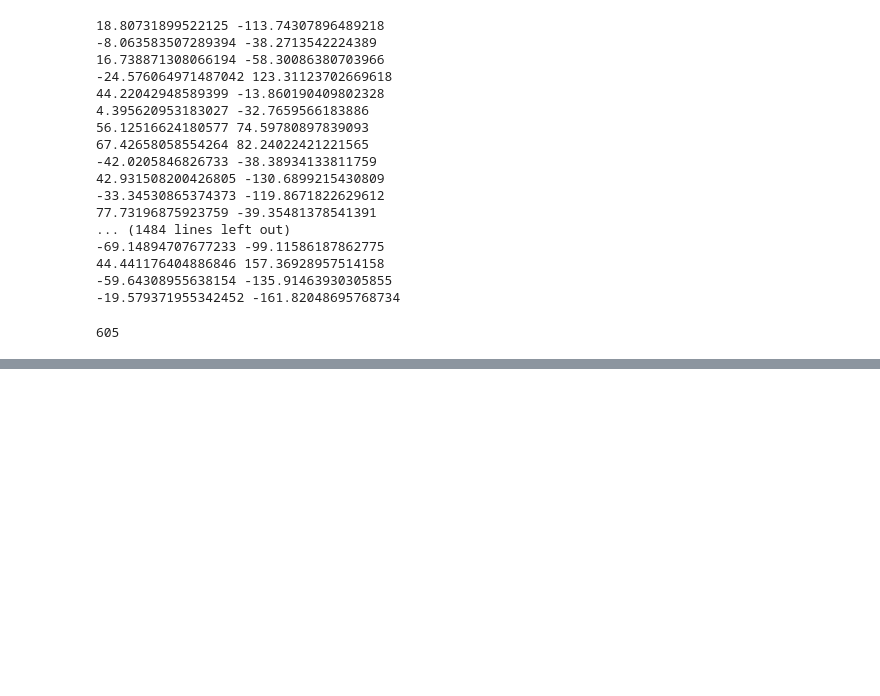
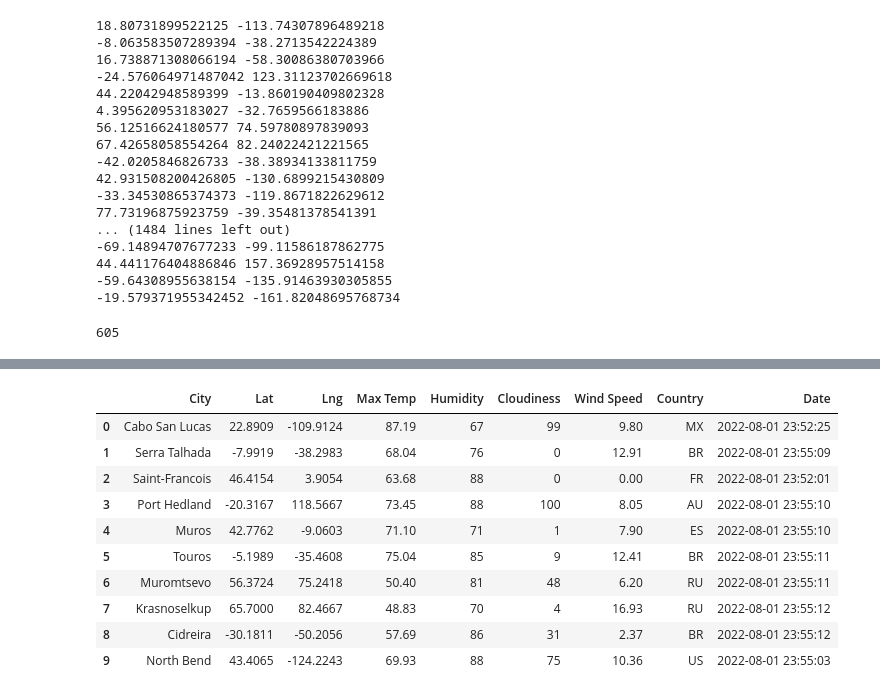
Before and after one commit to raulesqueda/World_Weather_Analysis, a Jupyter notebook: WeatherPy.ipynb, the cells around one changed output, grey strips where cells are left out. Drawn from its saved outputs; the diff is of its cells as text; code cells hidden in the pictures; blank space fills up the shorter version.

Commit message:
Modifying .gitignore and adding WeatherPy file

```diff
--- a/WeatherPy.ipynb
+++ b/WeatherPy.ipynb
@@ -54,0 +61,3 @@ len(cities)
+# %%
+# Starting URL for Weather Map API Call.
+url = "http://api.openweathermap.org/data/2.5/weather?units=Imperial&APPID=" + weather_api_key
@@ -54,0 +68,5 @@ len(cities)
+# %%
+# Create an endpoint URL for a city.
+city_url = url + "&q=" + "Boston"
+city_weather = requests.get(city_url)
+city_weather.json()
@@ -54,0 +204,16 @@ len(cities)
+# %%
+# Convert the array of dictionaries to a Pandas DataFrame.
+city_data_df = pd.DataFrame(city_data)
+city_data_df.head(10)
+# %% [output]
+|  | City | Lat | Lng | Max Temp | Humidity | Cloudiness | Wind Speed | Country | Date |
+| 0 | Cabo San Lucas | 22.8909 | -109.9124 | 87.19 | 67 | 99 | 9.80 | MX | 2022-08-01 23:52:25 |
+| 1 | Serra Talhada | -7.9919 | -38.2983 | 68.04 | 76 | 0 | 12.91 | BR | 2022-08-01 23:55:09 |
+| 2 | Saint-Francois | 46.4154 | 3.9054 | 63.68 | 88 | 0 | 0.00 | FR | 2022-08-01 23:52:01 |
+| 3 | Port Hedland | -20.3167 | 118.5667 | 73.45 | 88 | 100 | 8.05 | AU | 2022-08-01 23:55:10 |
+| 4 | Muros | 42.7762 | -9.0603 | 71.10 | 71 | 1 | 7.90 | ES | 2022-08-01 23:55:10 |
+| 5 | Touros | -5.1989 | -35.4608 | 75.04 | 85 | 9 | 12.41 | BR | 2022-08-01 23:55:11 |
+| 6 | Muromtsevo | 56.3724 | 75.2418 | 50.40 | 81 | 48 | 6.20 | RU | 2022-08-01 23:55:11 |
+| 7 | Krasnoselkup | 65.7000 | 82.4667 | 48.83 | 70 | 4 | 16.93 | RU | 2022-08-01 23:55:12 |
+| 8 | Cidreira | -30.1811 | -50.2056 | 57.69 | 86 | 31 | 2.37 | BR | 2022-08-01 23:55:12 |
+| 9 | North Bend | 43.4065 | -124.2243 | 69.93 | 88 | 75 | 10.36 | US | 2022-08-01 23:55:03 |
```
Also changed, not shown: parts of 12 cells of this notebook, 3 other files.
